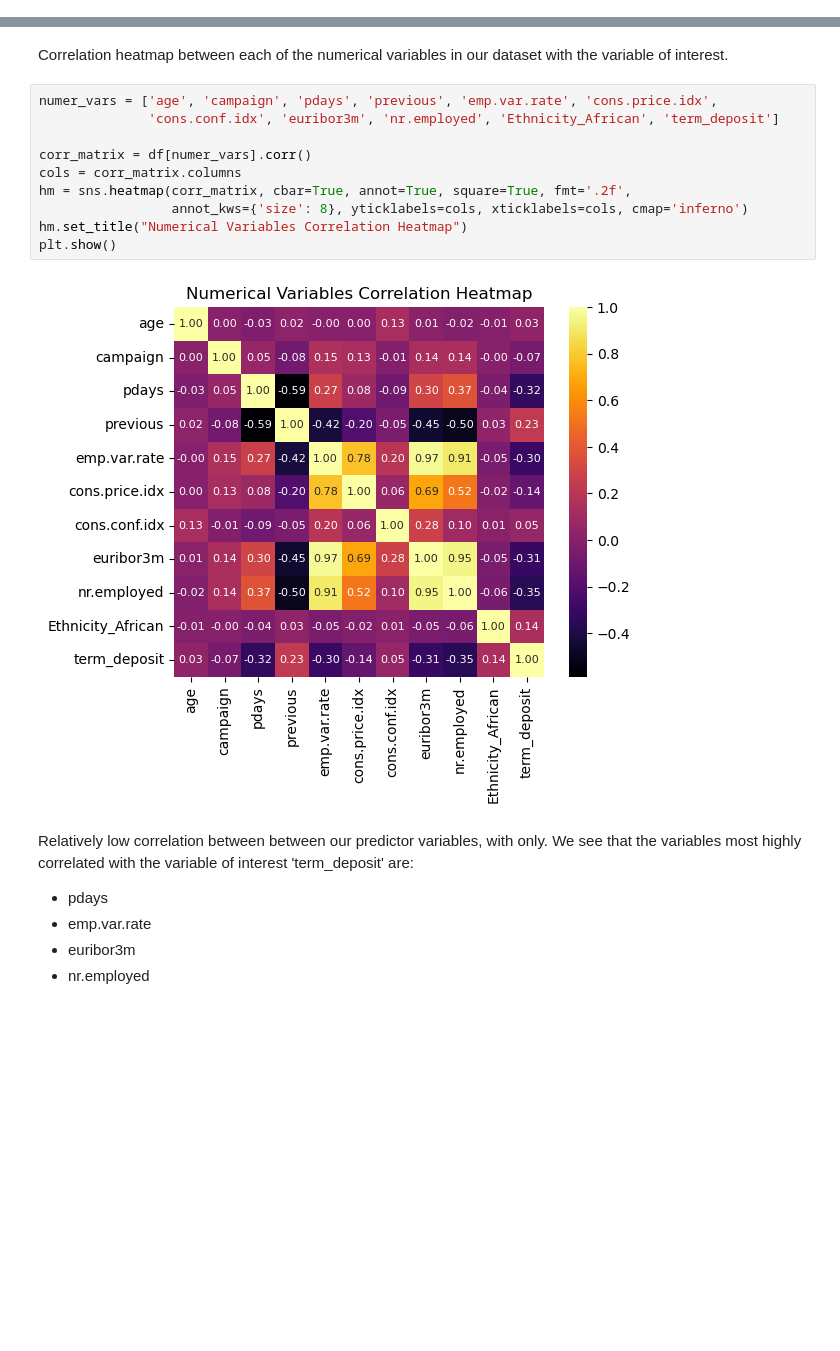
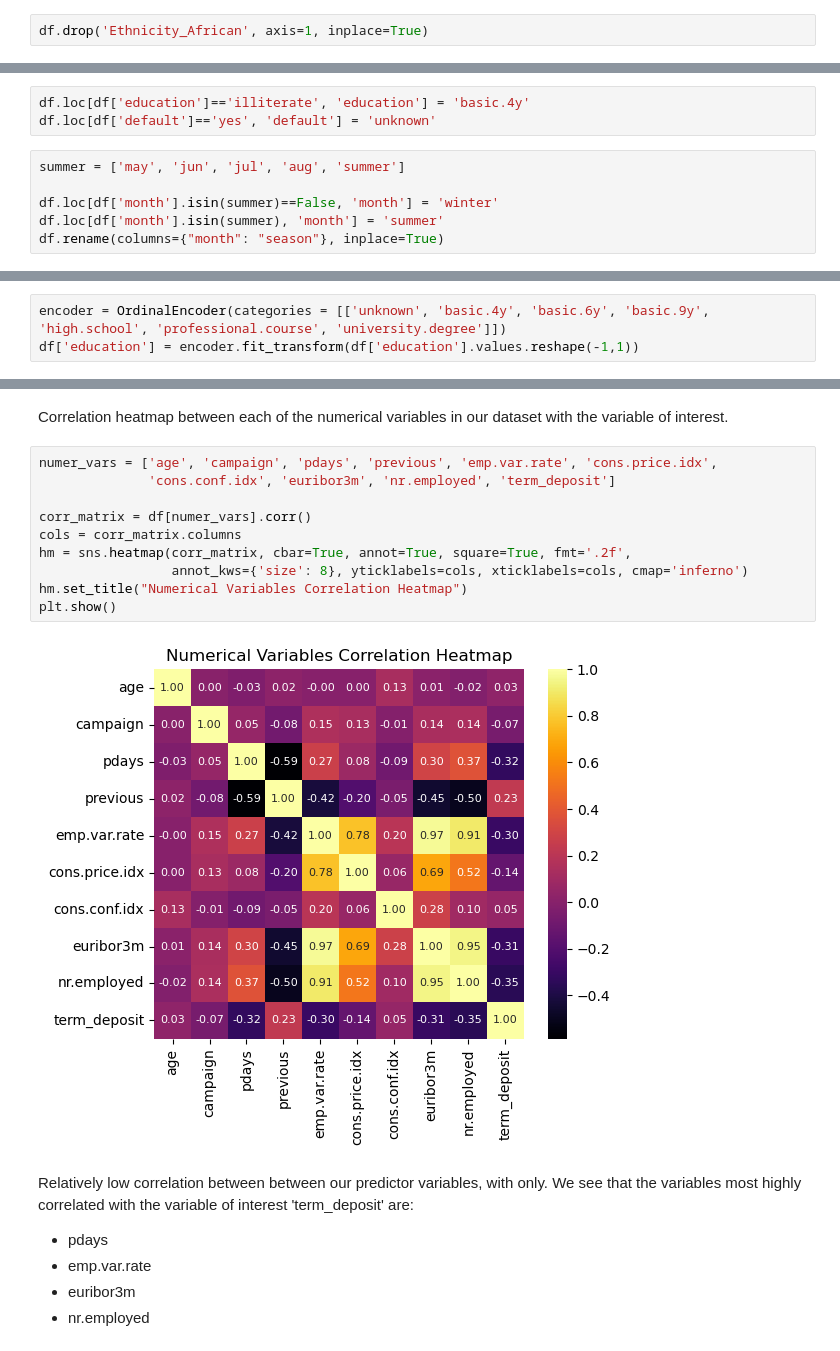
Before and after one commit to gav-conn/ML-Group-Project, a Jupyter notebook: main.ipynb, the cells around one changed output, grey strips where cells are left out. Drawn from its saved outputs; the diff is of its cells as text; blank space fills up the shorter version.

```diff
--- a/main.ipynb
+++ b/main.ipynb
@@ -40,2 +44,4 @@ df.iloc[np.random.randint(0, len(df), size=20)] # Get 20 random observations fro
+# %%
+df.drop('Ethnicity_African', axis=1, inplace=True)
 # %% [markdown]
 Look at counts for each category in our categorical variables.
@@ -63,0 +177,9 @@ success         1373
+# %%
+df.loc[df['education']=='illiterate', 'education'] = 'basic.4y'
+df.loc[df['default']=='yes', 'default'] = 'unknown'
+# %%
+summer = ['may', 'jun', 'jul', 'aug', 'summer']
+
+df.loc[df['month'].isin(summer)==False, 'month'] = 'winter'
+df.loc[df['month'].isin(summer), 'month'] = 'summer'
+df.rename(columns={"month": "season"}, inplace=True)
@@ -64,3 +188,6 @@ success         1373
+# %%
+encoder = OrdinalEncoder(categories = [['unknown', 'basic.4y', 'basic.6y', 'basic.9y', 'high.school', 'professional.course', 'university.degree']])
+df['education'] = encoder.fit_transform(df['education'].values.reshape(-1,1))
 # %% [markdown]
 Bar plot showing the frequency of observations in the variable of interest 'term_deposit'.
 # %%
@@ -75,16 +202,16 @@ plt.show()
 Correlation heatmap between each of the numerical variables in our dataset with the variable of interest.
 # %%
 numer_vars = ['age', 'campaign', 'pdays', 'previous', 'emp.var.rate', 'cons.price.idx',
-              'cons.conf.idx', 'euribor3m', 'nr.employed', 'Ethnicity_African', 'term_deposit']
+              'cons.conf.idx', 'euribor3m', 'nr.employed', 'term_deposit']
 
 corr_matrix = df[numer_vars].corr()
 cols = corr_matrix.columns
 hm = sns.heatmap(corr_matrix, cbar=True, annot=True, square=True, fmt='.2f',
                  annot_kws={'size': 8}, yticklabels=cols, xticklabels=cols, cmap='inferno')
 hm.set_title("Numerical Variables Correlation Heatmap")
 plt.show()
 # %% [output]
-[figure, old version]
+[figure, new version]
 # %% [markdown]
 Relatively low correlation between between our predictor variables, with only. We see that the variables most highly correlated with the variable of interest 'term_deposit' are:
 * pdays
```
Also changed, not shown: parts of 28 cells of this notebook.
